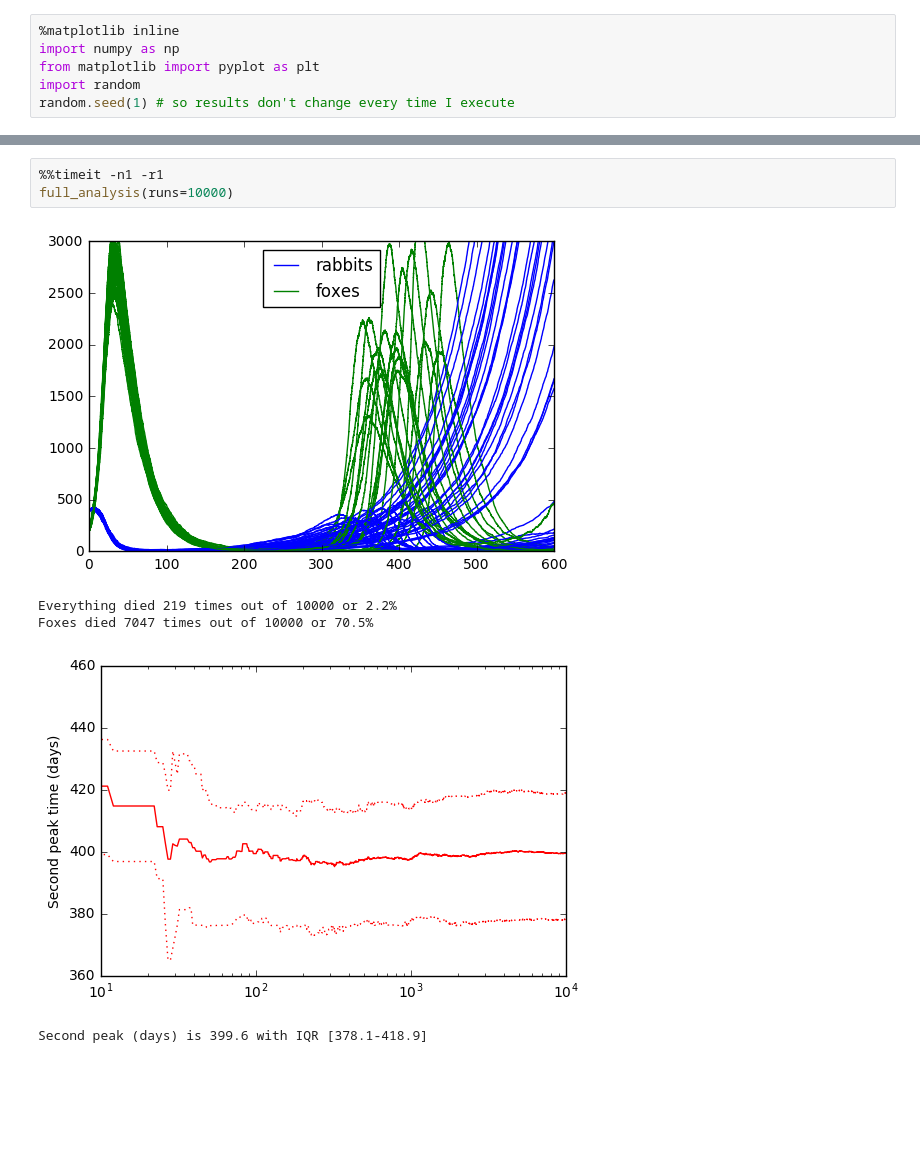
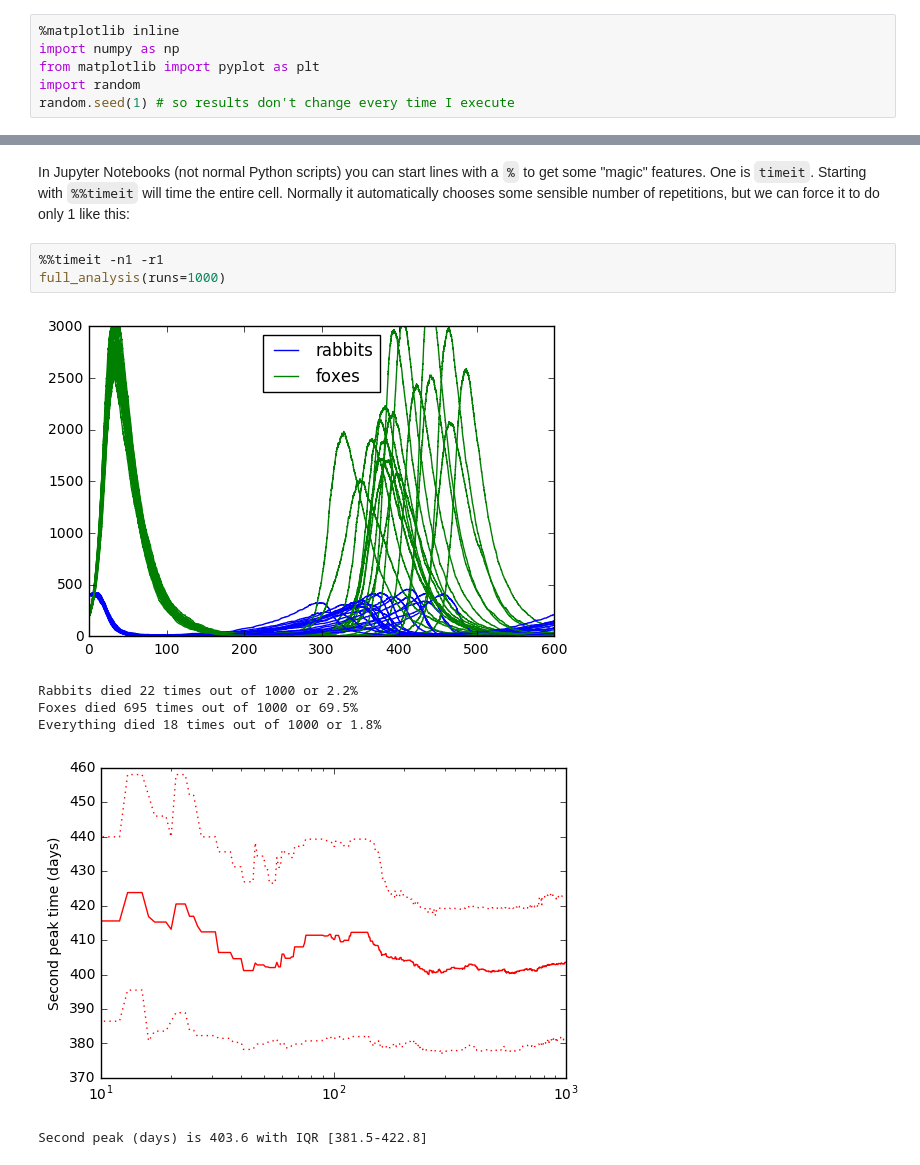
Before and after one commit to dbaugher/rabbits-and-foxes, a Jupyter notebook: CythonExample.ipynb, the cells around one changed output, grey strips where cells are left out. Drawn from its saved outputs; the diff is of its cells as text; blank space fills up the shorter version.

```diff
--- a/CythonExample.ipynb
+++ b/CythonExample.ipynb
@@ -156,12 +157,15 @@ def full_analysis(runs=1000, function=one_run):
     plt.axhline(100,linestyle=':')
     plt.axhline(mean_foxes[-1],color='k')
     plt.show()
+# %% [markdown]
+In Jupyter Notebooks (not normal Python scripts) you can start lines with a `%` to get some "magic" features. One is `timeit`. Starting with `%%timeit` will time the entire cell. Normally it automatically chooses some sensible number of repetitions, but we can force it to do only 1 like this:
 # %%
 %%timeit -n1 -r1
-full_analysis(runs=10000)
+full_analysis(runs=1000)
 # %% [output]
-[figure, old version]
+[figure, new version]
-Everything died 219 times out of 10000 or 2.2%
-Foxes died 7047 times out of 10000 or 70.5%
+Rabbits died 22 times out of 1000 or 2.2%
+Foxes died 695 times out of 1000 or 69.5%
+Everything died 18 times out of 1000 or 1.8%
-[figure, old version]
+[figure, new version]
-Second peak (days) is 399.6 with IQR [378.1-418.9]
+Second peak (days) is 403.6 with IQR [381.5-422.8]
```
Also changed, not shown: parts of 34 cells of this notebook.
